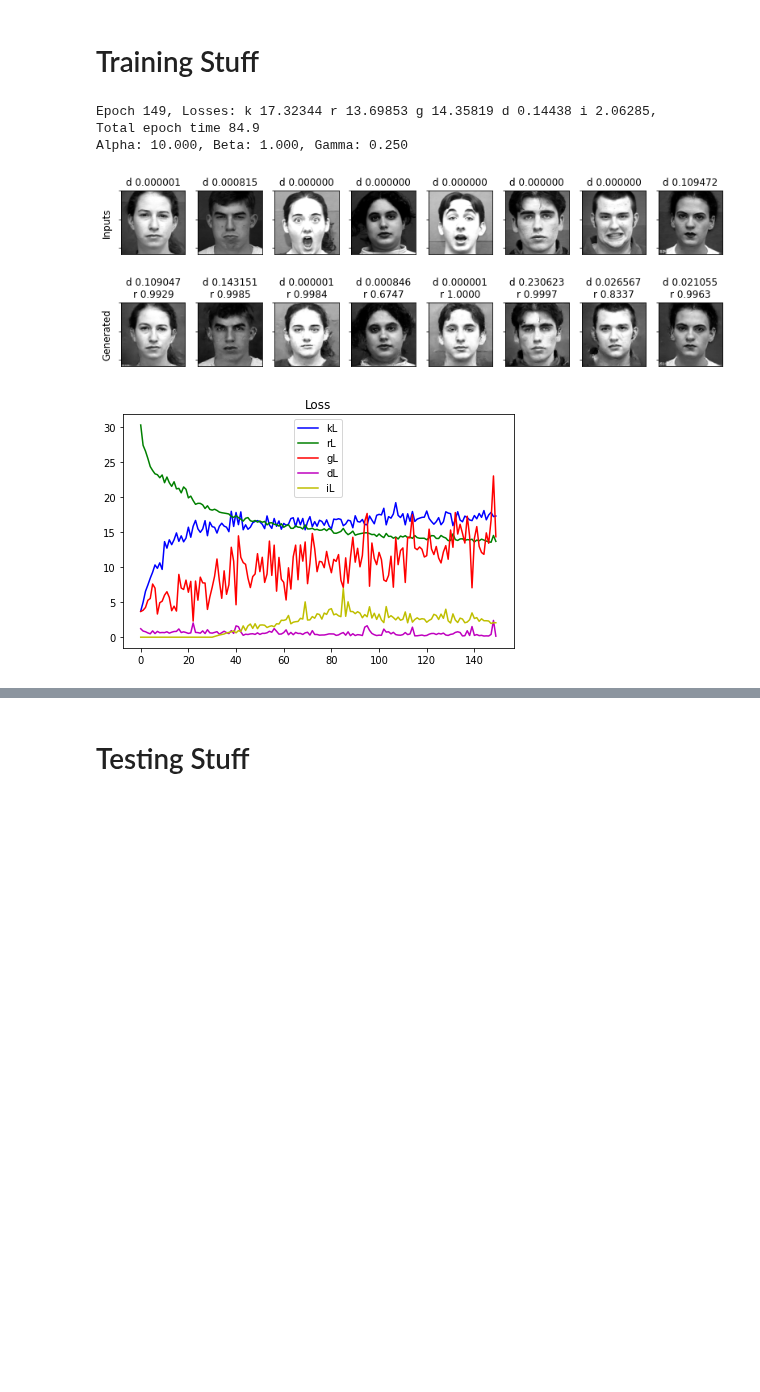
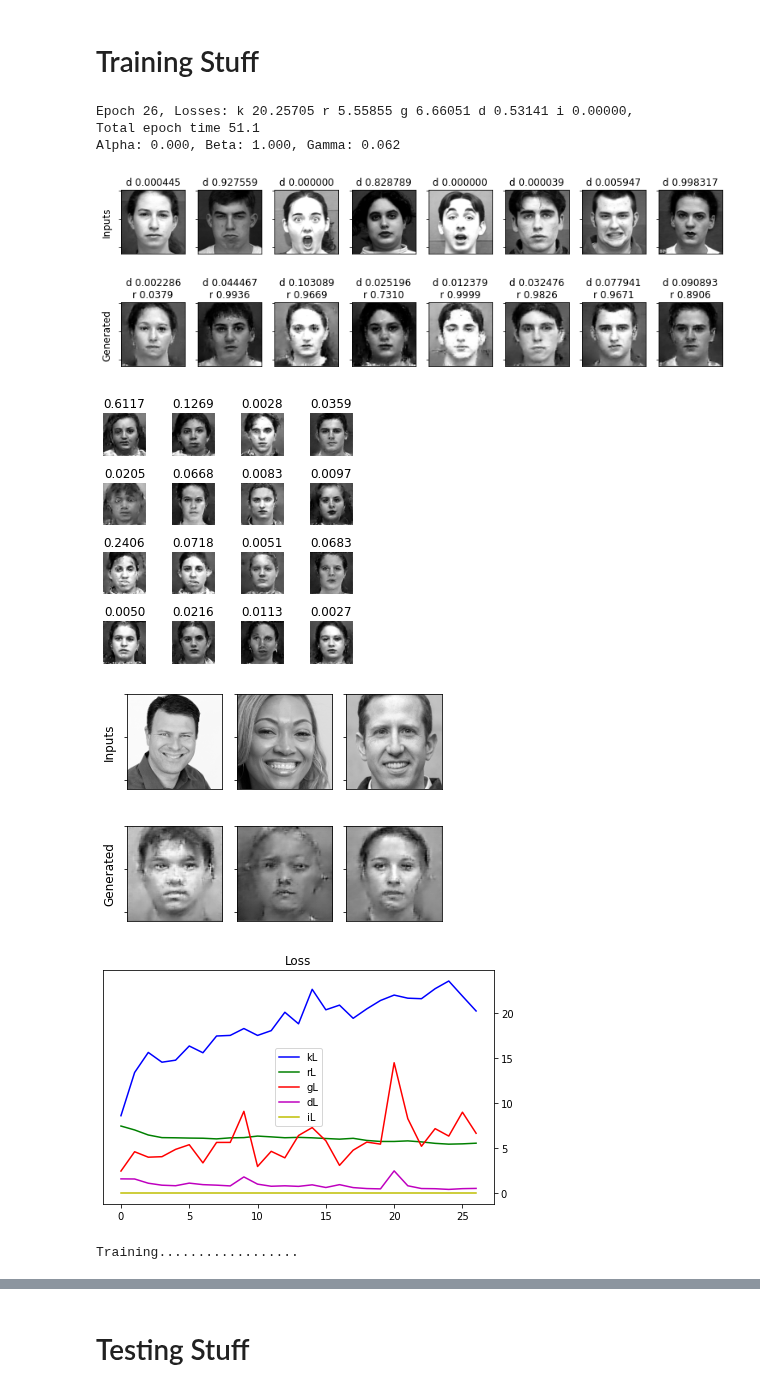
Before and after one commit to willtc111/StoicNet, a Jupyter notebook: Trainer.ipynb, the cells around one changed output, grey strips where cells are left out. Cells and saved outputs as stored; diff of their text form; code cells hidden in the pictures; blank space fills up the shorter version.

```diff
--- a/Trainer.ipynb
+++ b/Trainer.ipynb
@@ -349,7 +350,7 @@ def compute_ALL_loss(enc, dec, dis, x_neutral, x_express, x_other):
     #print("ENCODING: {0} {1}".format(mean_e, logvar_e))
 
     # KL Divergence Loss
-    posterior = tfp.distributions.MultivariateNormalDiag(mean_e, logvar_e)
+    posterior = tfp.distributions.MultivariateNormalDiag(mean_e, tf.exp(logvar_e * .5))
     divergenceLoss = tf.reduce_mean(tfp.distributions.kl_divergence(posterior, prior))
 
     #print("DL: {0}".format(divergenceLoss))
@@ -432,18 +433,30 @@ def save_images(epoch, test_input):
         plt.axis('off')
     fig.tight_layout()
     plt.savefig('image_at_epoch_{:04d}.png'.format(epoch))
-    plt.close(fig)
+    #plt.close(fig)
 
-def display_discrim_images(imgs, dis):
-    fig = plt.figure(figsize=(4,4))
-    ds = discriminator(imgs)
-    for i in range(imgs.shape[0]):
-        plt.subplot(4, 4, i+1)
-        plt.gca().set_title("{0:.4f}".format(ds[i,0]))
-        plt.imshow(imgs[i, :, :, 0], cmap='gray')
-        plt.axis('off')
-    fig.tight_layout()
-    plt.show()
+def display_novel_images():
+    for image_features in parsed_novel:
+        first = image_features['imageNeutral']
+        second = image_features['imageExpressive']
+        third = image_features['imageOther']
+        test_input = np.array([first, second, third])
+
+        images = generatePrecise(encoder, decoder, test_input[0:3])
+        rs = recognizer.recognize(test_input[0:3], images)
+        ims = np.concatenate((test_input[0:3], images), axis=0)
+        assert not np.any(np.isnan(ims))
+        fig, axes = plt.subplots(nrows=2, ncols=3, figsize=(6,4))
+        for i in range(ims.shape[0]):
+            c = i % 3
+            r = i // 3
+            axes[r, c].imshow(ims[i, :, :, 0], cmap='gray')
+            axes[r, c].set_yticklabels([])
+            axes[r, c].xaxis.set_visible(False)
+        axes[0,0].set_ylabel("Inputs", size='large')
+        axes[1,0].set_ylabel("Generated", size='large')
+        fig.tight_layout()
+        plt.savefig('novel_outputs.png')
 
 def display_imgs_ratings(test_input, epoch=-1):
     images = generateImg(encoder, decoder, test_input[0:8])
@@ -474,6 +487,8 @@ def display_imgs_ratings(test_input, epoch=-1):
 def plot_ALL_loss(ls):
     kl, rl, gl, dl, il = zip(*ls)
     fig = plt.figure()
+    ax = fig.add_subplot(111)
+    ax.yaxis.tick_right()
     plt.plot(kl, '-b', label='kL')
     plt.plot(rl, '-g', label='rL')
     plt.plot(gl, '-r', label='gL')
@@ -496,7 +511,7 @@ max_beta = 1.0
 beta_ramp_start = -1
 beta_ramp_end = 15
 
-gamma = tf.convert_to_tensor(0.125, dtype=tf.float32)
+gamma = tf.convert_to_tensor(0.0625, dtype=tf.float32)   # previous best = 0.125
 
 ls = []
 bestLoss = 999999.9
@@ -512,11 +527,8 @@ for epoch in range(0, epochs):
     beta = tf.convert_to_tensor(beta, dtype=tf.float32)
     for image_features in parsed_train:
         neutral_raw = image_features['imageNeutral']
-        #assert not np.any(np.isnan(neutral_raw))
         expressive_raw = image_features['imageExpressive']
-        #assert not np.any(np.isnan(expressive_raw))
         other_raw = image_features['imageOther']
-        #assert not np.any(np.isnan(other_raw))
 
         compute_apply_gradients(
             encoder, decoder, discriminator,
@@ -557,38 +569,42 @@ for epoch in range(0, epochs):
 
     kl = tf.math.multiply(kloss.result(), beta).numpy()
     rl = tf.math.multiply(rloss.result(), gamma).numpy()
     gl = gloss.result().numpy()
     dl = dloss.result().numpy()
     il = tf.math.multiply(iloss.result(), alpha).numpy()
     ls = ls + [(kl, rl, gl, dl, il)]
 
     end_time = time.time()
 
     # Output
     display.clear_output(wait=False)
     print('Epoch {0}, Losses: k {1:.5f} r {2:.5f} g {3:.5f} d {4:.5f} i {5:.5f},\nTotal epoch time {6:.1f}'.format(
             epoch, kl, rl, gl, dl, il, end_time-start_time))
     print("Alpha: {0:.3f}, Beta: {1:.3f}, Gamma: {2:.3f}".format(alpha, beta, gamma))
     display_imgs_ratings(random_images_for_generation)
     save_images(epoch, random_vector_for_generation)
+    display_novel_images()
     plot_ALL_loss(ls)
 
     # Save the model from time to time or if you get a new record
     if rl + gl < bestLoss:
         bestLoss = rl + gl
         best_checkpoint_prefix = os.path.join(checkpoint_dir, "BEST_CKPT_")
         checkpoint.save(file_prefix=best_checkpoint_prefix)
         print("*Saved new best*")
     elif (epoch + 1) % 20 == 0:
         checkpoint.save(file_prefix=checkpoint_prefix)
 
     tf.keras.backend.clear_session()
 # %% [output]
-Epoch 149, Losses: k 17.32344 r 13.69853 g 14.35819 d 0.14438 i 2.06285,
-Total epoch time 84.9
-Alpha: 10.000, Beta: 1.000, Gamma: 0.250
+Epoch 26, Losses: k 20.25705 r 5.55855 g 6.66051 d 0.53141 i 0.00000,
+Total epoch time 51.1
+Alpha: 0.000, Beta: 1.000, Gamma: 0.062
-[figure, old version]
+[figure, new version]
-[figure, old version]
+[figure, new version]
+[figure, added]
+[figure, added]
+Training..................
 # %%
 checkpoint_prefix = os.path.join(checkpoint_dir, "FINAL_CKPT_" + time.strftime('%l:%M%b%d'))
 checkpoint.save(file_prefix = checkpoint_prefix)
```
Also changed, not shown: parts of 9 cells of this notebook.
